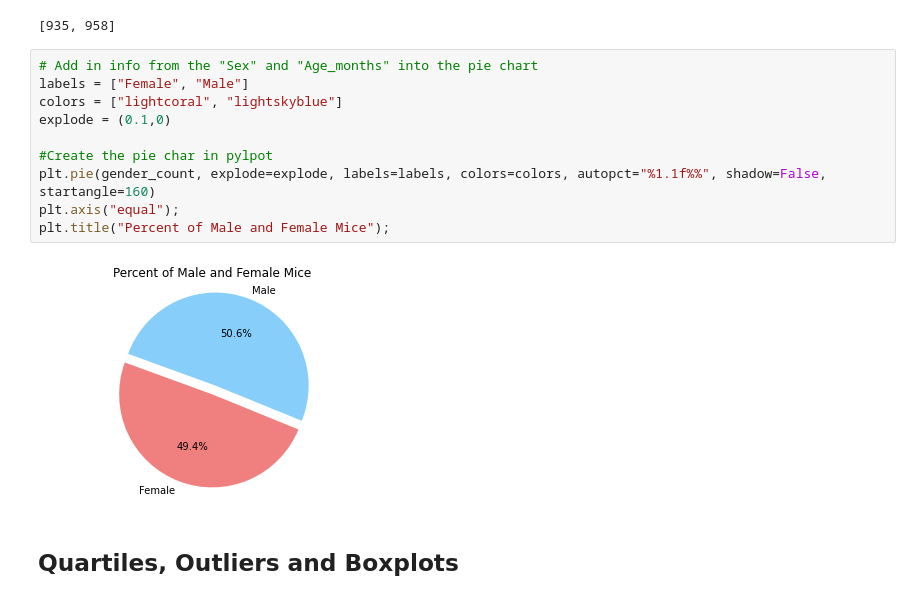
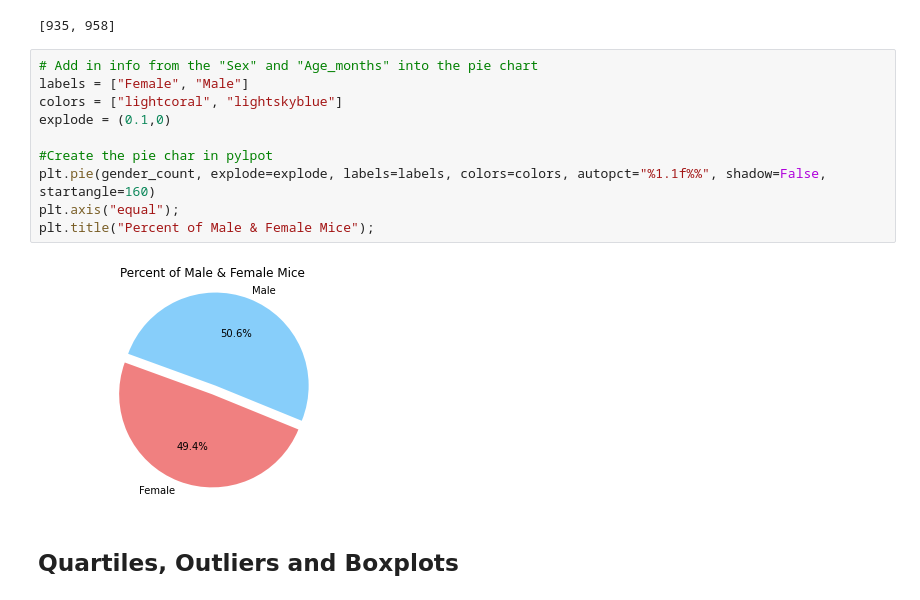
Before and after one commit to todd-tuchek/matplotlib-challenge, a Jupyter notebook: Pymaceuticals/pymaceuticals_starter.ipynb, the cells around one changed output. Cells and saved outputs as stored; diff of their text form.

```diff
--- a/Pymaceuticals/pymaceuticals_starter.ipynb
+++ b/Pymaceuticals/pymaceuticals_starter.ipynb
@@ -233,15 +241,15 @@ gender_count
 # %%
 # Add in info from the "Sex" and "Age_months" into the pie chart
 labels = ["Female", "Male"]
 colors = ["lightcoral", "lightskyblue"]
 explode = (0.1,0)
 
 #Create the pie char in pylpot
 plt.pie(gender_count, explode=explode, labels=labels, colors=colors, autopct="%1.1f%%", shadow=False, startangle=160)
 plt.axis("equal");
-plt.title("Percent of Male and Female Mice");
+plt.title("Percent of Male & Female Mice");
 # %% [output]
-[figure, old version]
+[figure, new version]
 # %% [markdown]
 ## Quartiles, Outliers and Boxplots
 # %%
```
Also changed, not shown: parts of 6 cells of this notebook.
